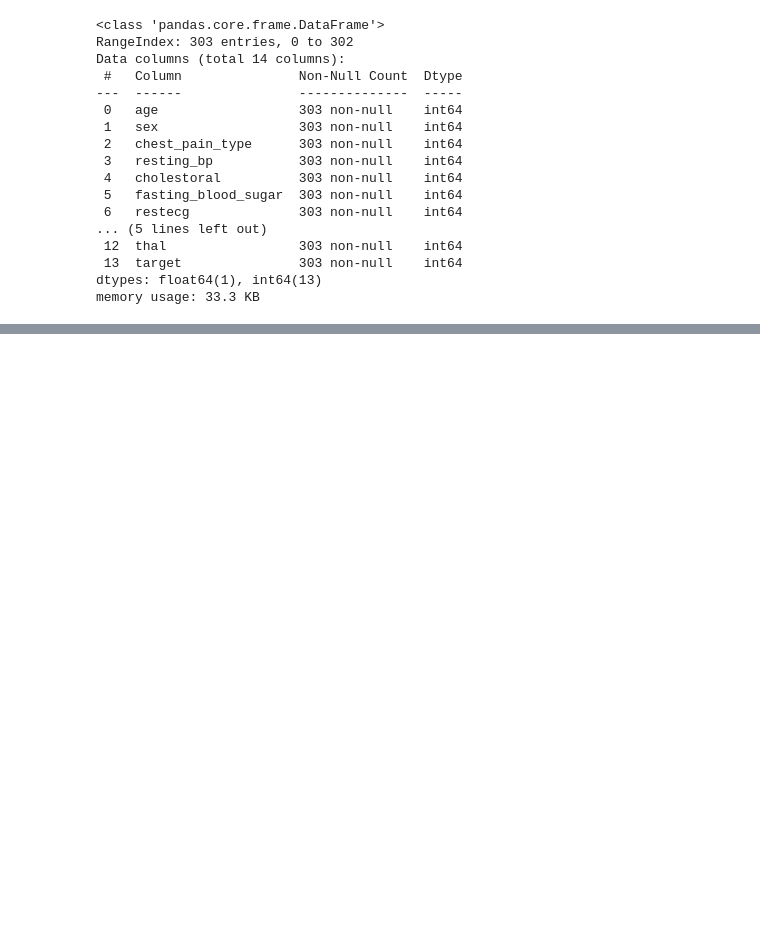
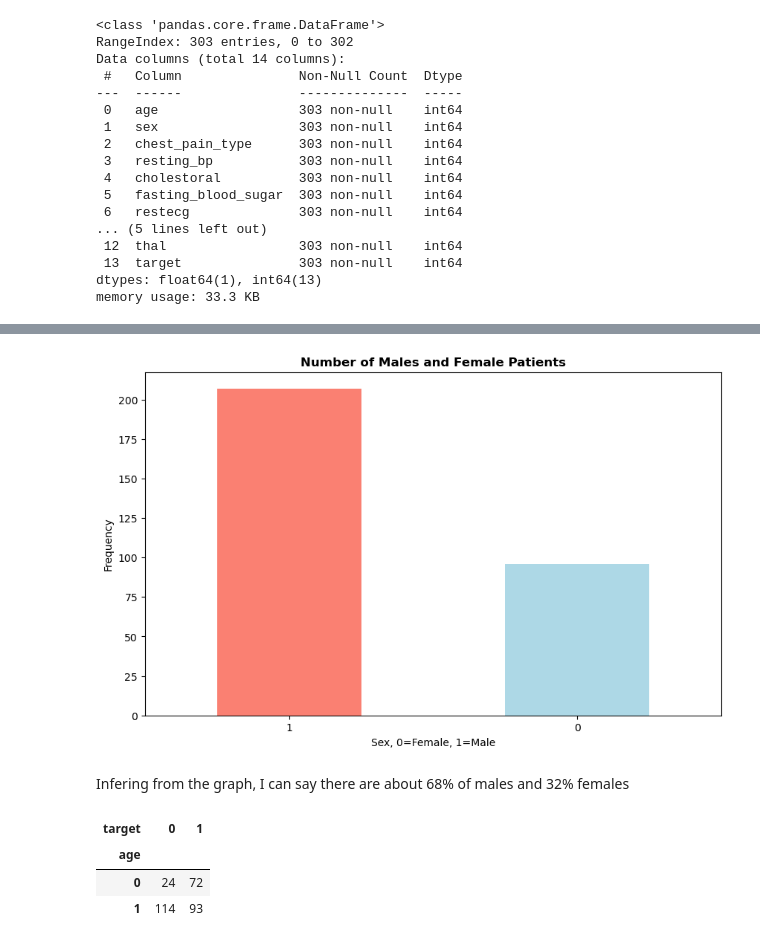
Before and after one commit to clevernat/heart-disease-project, a Jupyter notebook: HEART DISEASE PROJECT.ipynb, the cells around one changed output, grey strips where cells are left out. Drawn from its saved outputs; the diff is of its cells as text; code cells hidden in the pictures; blank space fills up the shorter version.

```diff
--- a/HEART DISEASE PROJECT.ipynb
+++ b/HEART DISEASE PROJECT.ipynb
@@ -151,0 +227,11 @@ df.describe()
+# %%
+fig, ax = plt.subplots(figsize=(10, 6))
+df['sex'].value_counts().plot(kind='bar', color=['salmon', 'lightblue'])
+ax.set_xlabel('Sex, 0=Female, 1=Male')
+plt.xticks(rotation = 0)
+ax.set_ylabel('Frequency')
+ax.set_title('Number of Males and Female Patients', fontweight='bold');
+# %% [output]
+[figure, added]
+# %% [markdown]
+Infering from the graph, I can say there are  about 68% of males and 32% females
@@ -151,0 +240,10 @@ df.describe()
+# %%
+pd.crosstab(index=df['sex'],
+            columns=df['target'],
+            rownames=['age'],
+            colnames=['target'])
+# %% [output]
+| target | 0 | 1 |
+| age |  |  |
+| 0 | 24 | 72 |
+| 1 | 114 | 93 |
```
Also changed, not shown: parts of 33 cells of this notebook.
